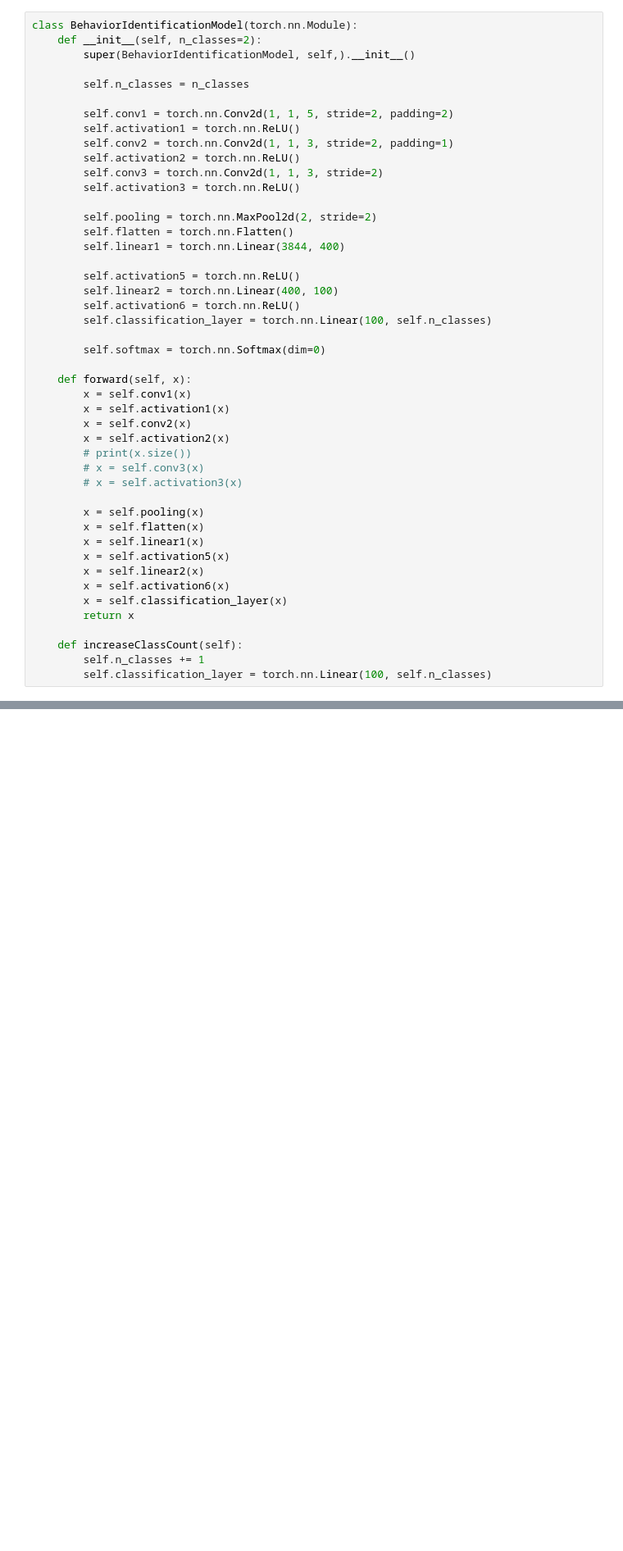
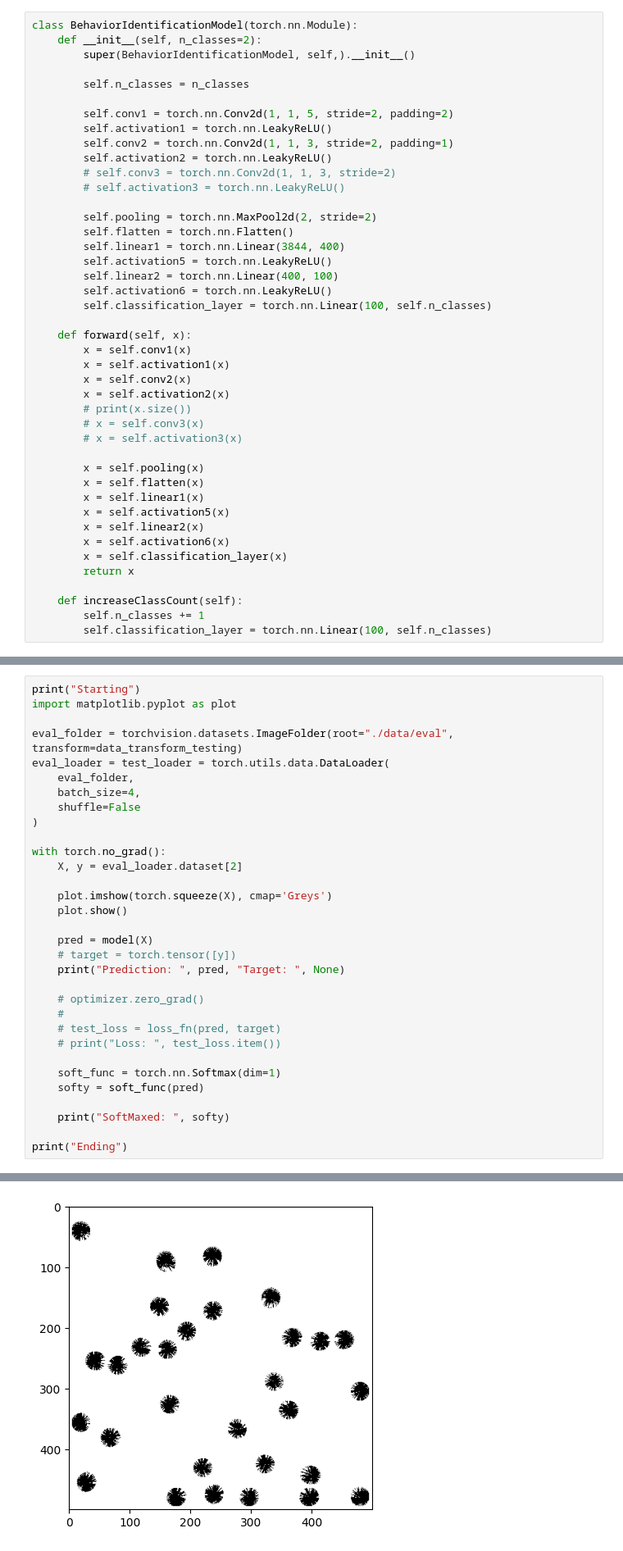
Before and after one commit to Connor-Mattson/SwarmBehaviorDiscovery, a Jupyter notebook: main.ipynb, the cells around one changed output, grey strips where cells are left out. Shown at 82% size. Saved outputs shown, nothing was run; the diff lists cells and outputs as text; blank space fills up the shorter version.

```diff
--- a/main.ipynb
+++ b/main.ipynb
@@ -80,22 +83,19 @@ class BehaviorIdentificationModel(torch.nn.Module):
         self.n_classes = n_classes
 
         self.conv1 = torch.nn.Conv2d(1, 1, 5, stride=2, padding=2)
-        self.activation1 = torch.nn.ReLU()
+        self.activation1 = torch.nn.LeakyReLU()
         self.conv2 = torch.nn.Conv2d(1, 1, 3, stride=2, padding=1)
-        self.activation2 = torch.nn.ReLU()
-        self.conv3 = torch.nn.Conv2d(1, 1, 3, stride=2)
-        self.activation3 = torch.nn.ReLU()
+        self.activation2 = torch.nn.LeakyReLU()
+        # self.conv3 = torch.nn.Conv2d(1, 1, 3, stride=2)
+        # self.activation3 = torch.nn.LeakyReLU()
 
         self.pooling = torch.nn.MaxPool2d(2, stride=2)
         self.flatten = torch.nn.Flatten()
         self.linear1 = torch.nn.Linear(3844, 400)
-
-        self.activation5 = torch.nn.ReLU()
+        self.activation5 = torch.nn.LeakyReLU()
         self.linear2 = torch.nn.Linear(400, 100)
-        self.activation6 = torch.nn.ReLU()
+        self.activation6 = torch.nn.LeakyReLU()
         self.classification_layer = torch.nn.Linear(100, self.n_classes)
-
-        self.softmax = torch.nn.Softmax(dim=0)
 
     def forward(self, x):
         x = self.conv1(x)
@@ -291,0 +315,33 @@ Test Error:
+# %%
+print("Starting")
+import matplotlib.pyplot as plot
+
+eval_folder = torchvision.datasets.ImageFolder(root="./data/eval", transform=data_transform_testing)
+eval_loader = test_loader = torch.utils.data.DataLoader(
+    eval_folder,
+    batch_size=4,
+    shuffle=False
+)
+
+with torch.no_grad():
+    X, y = eval_loader.dataset[2]
+
+    plot.imshow(torch.squeeze(X), cmap='Greys')
+    plot.show()
+
+    pred = model(X)
+    # target = torch.tensor([y])
+    print("Prediction: ", pred, "Target: ", None)
+
+    # optimizer.zero_grad()
+    #
+    # test_loss = loss_fn(pred, target)
+    # print("Loss: ", test_loss.item())
+
+    soft_func = torch.nn.Softmax(dim=1)
+    softy = soft_func(pred)
+
+    print("SoftMaxed: ", softy)
+
+print("Ending")
+# %% [output]
@@ -291,0 +349 @@ Test Error:
+[figure, added]
```
Also changed, not shown: parts of 7 cells of this notebook, 3 other files.
